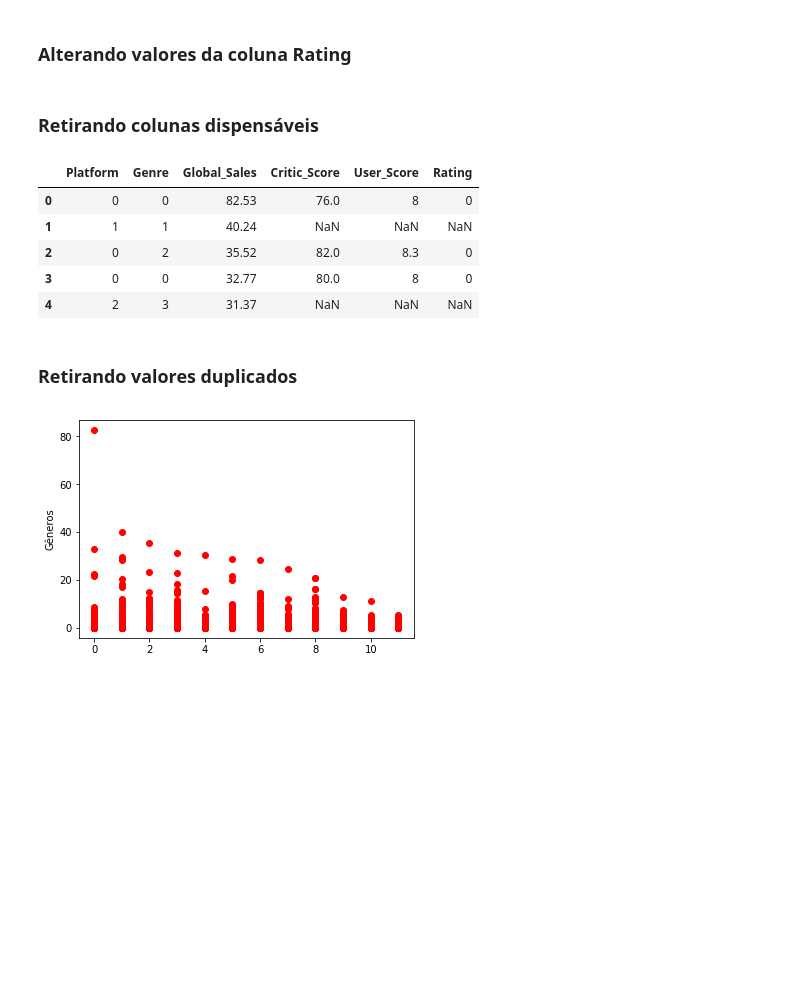
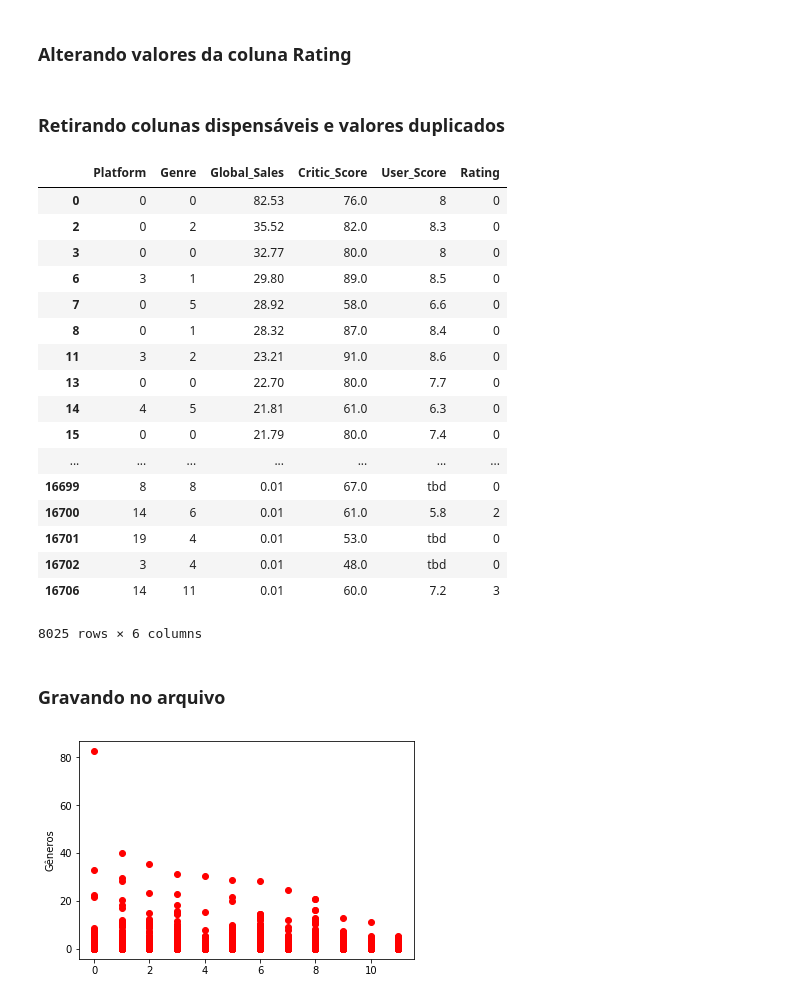
Before and after one commit to jacksonpereira/video-game-sales-with-ratings, a Jupyter notebook: Estudo de caso - Video Game Sales.ipynb, the cells around one changed output. Saved outputs shown, nothing was run; the diff lists cells and outputs as text; code cells hidden in the pictures; blank space fills up the shorter version.

```diff
--- a/Estudo de caso - Video Game Sales.ipynb
+++ b/Estudo de caso - Video Game Sales.ipynb
@@ -188,17 +188,29 @@ x[x== 'EC'] =6
 x[x== 'RP'] =7
 data['Rating'] = x
 # %% [markdown]
-### Retirando colunas dispensáveis
+### Retirando colunas dispensáveis e  valores duplicados
 # %%
 fileCleaned = pd.DataFrame(data={'Platform': data['Platform'], 'Genre': data['Genre'], 'Global_Sales': data['Global_Sales'],
      'Critic_Score': data['Critic_Score'], 'User_Score': data['User_Score'], 'Rating': data['Rating']})
-fileCleaned.head()
+fileCleaned.dropna()
 # %% [output]
 |  | Platform | Genre | Global_Sales | Critic_Score | User_Score | Rating |
 | 0 | 0 | 0 | 82.53 | 76.0 | 8 | 0 |
-| 1 | 1 | 1 | 40.24 | NaN | NaN | NaN |
 | 2 | 0 | 2 | 35.52 | 82.0 | 8.3 | 0 |
 | 3 | 0 | 0 | 32.77 | 80.0 | 8 | 0 |
-| 4 | 2 | 3 | 31.37 | NaN | NaN | NaN |
+| 6 | 3 | 1 | 29.80 | 89.0 | 8.5 | 0 |
+| 7 | 0 | 5 | 28.92 | 58.0 | 6.6 | 0 |
+| 8 | 0 | 1 | 28.32 | 87.0 | 8.4 | 0 |
+| 11 | 3 | 2 | 23.21 | 91.0 | 8.6 | 0 |
+| 13 | 0 | 0 | 22.70 | 80.0 | 7.7 | 0 |
+| 14 | 4 | 5 | 21.81 | 61.0 | 6.3 | 0 |
+| 15 | 0 | 0 | 21.79 | 80.0 | 7.4 | 0 |
+| ... | ... | ... | ... | ... | ... | ... |
+| 16699 | 8 | 8 | 0.01 | 67.0 | tbd | 0 |
+| 16700 | 14 | 6 | 0.01 | 61.0 | 5.8 | 2 |
+| 16701 | 19 | 4 | 0.01 | 53.0 | tbd | 0 |
+| 16702 | 3 | 4 | 0.01 | 48.0 | tbd | 0 |
+| 16706 | 14 | 11 | 0.01 | 60.0 | 7.2 | 3 |
+8025 rows × 6 columns
-# %% [markdown]
-### Retirando valores duplicados
+# %% [markdown]
+### Gravando no arquivo
```
Also changed, not shown: parts of 1 cell of this notebook, 15 other files.
